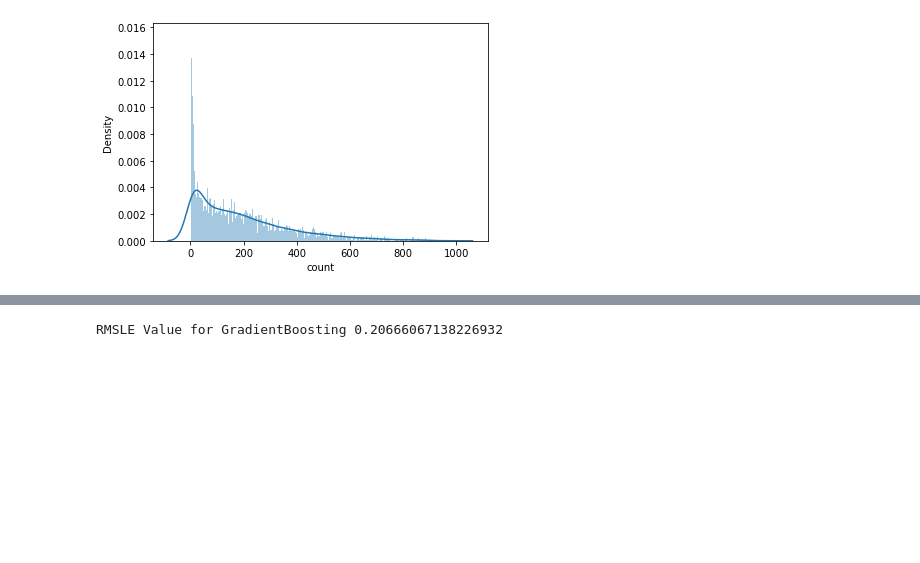
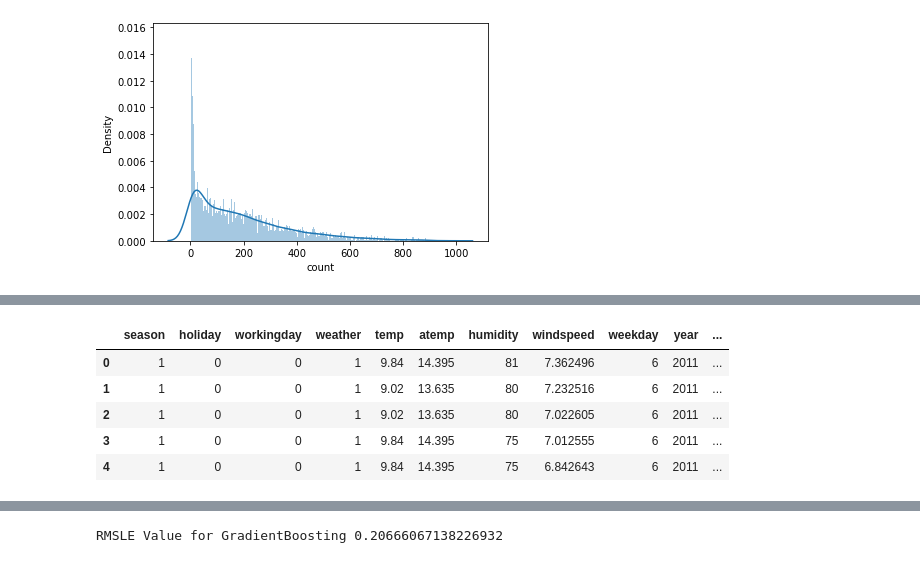
Before and after one commit to Encore-miniProject-Group04/BikeSharingDemand, a Jupyter notebook: Kaggle_bike_Sharing_Demand.ipynb, the cells around one changed output, grey strips where cells are left out. Saved outputs shown, nothing was run; the diff lists cells and outputs as text; code cells hidden in the pictures; blank space fills up the shorter version.

```diff
--- a/Kaggle_bike_Sharing_Demand.ipynb
+++ b/Kaggle_bike_Sharing_Demand.ipynb
@@ -541,3 +552,12 @@ RMSLE Value for Lasso Regression 0.9773774013485392
+# %%
+train.head()
+# %% [output]
+|  | season | holiday | workingday | weather | temp | atemp | humidity | windspeed | weekday | year | ... |
+| 0 | 1 | 0 | 0 | 1 | 9.84 | 14.395 | 81 | 7.362496 | 6 | 2011 | ... |
+| 1 | 1 | 0 | 0 | 1 | 9.02 | 13.635 | 80 | 7.232516 | 6 | 2011 | ... |
+| 2 | 1 | 0 | 0 | 1 | 9.02 | 13.635 | 80 | 7.022605 | 6 | 2011 | ... |
+| 3 | 1 | 0 | 0 | 1 | 9.84 | 14.395 | 75 | 7.012555 | 6 | 2011 | ... |
+| 4 | 1 | 0 | 0 | 1 | 9.84 | 14.395 | 75 | 6.842643 | 6 | 2011 | ... |
 # %%
 rf = RandomForestRegressor()
 
```
Also changed, not shown: parts of 9 cells of this notebook, 2 other files.
